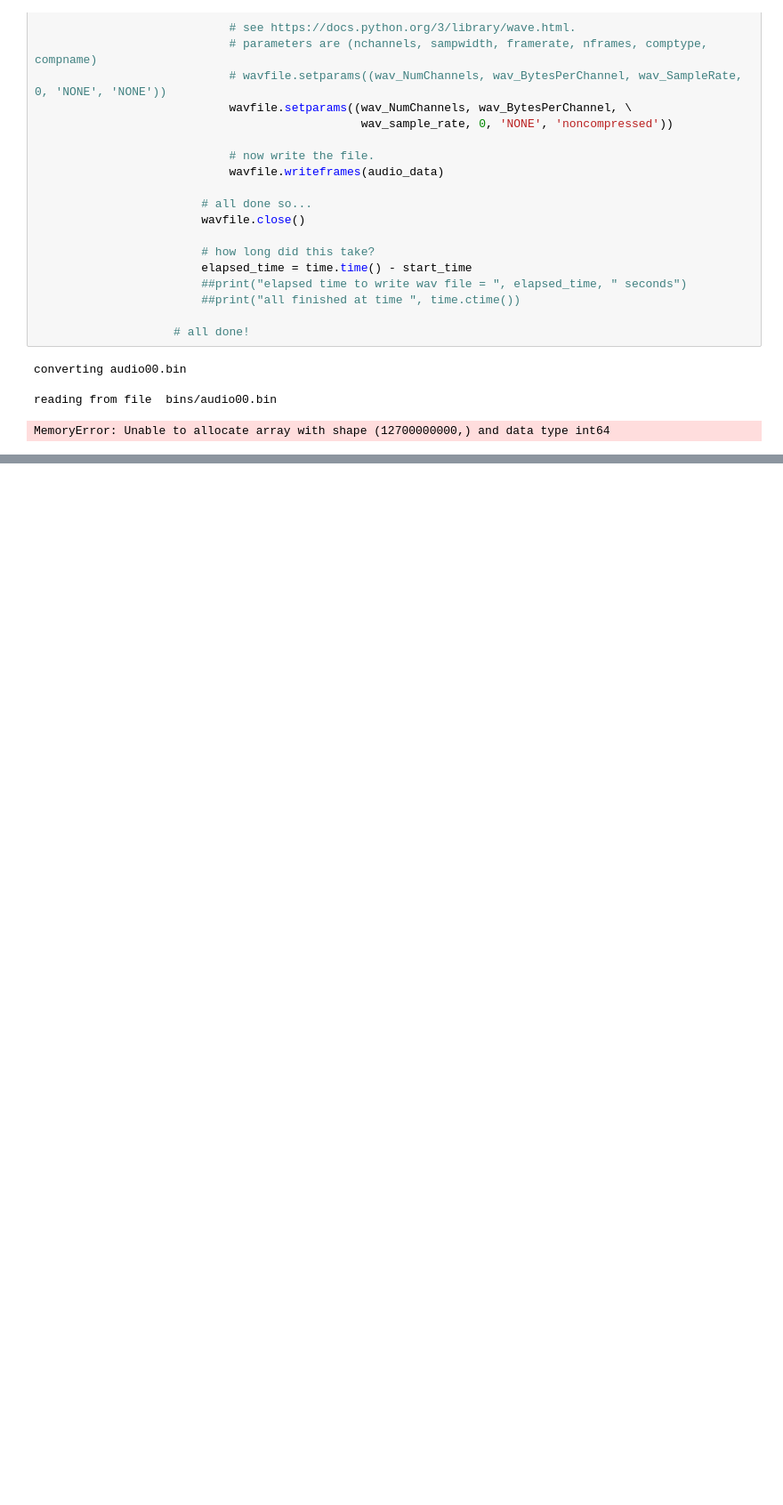
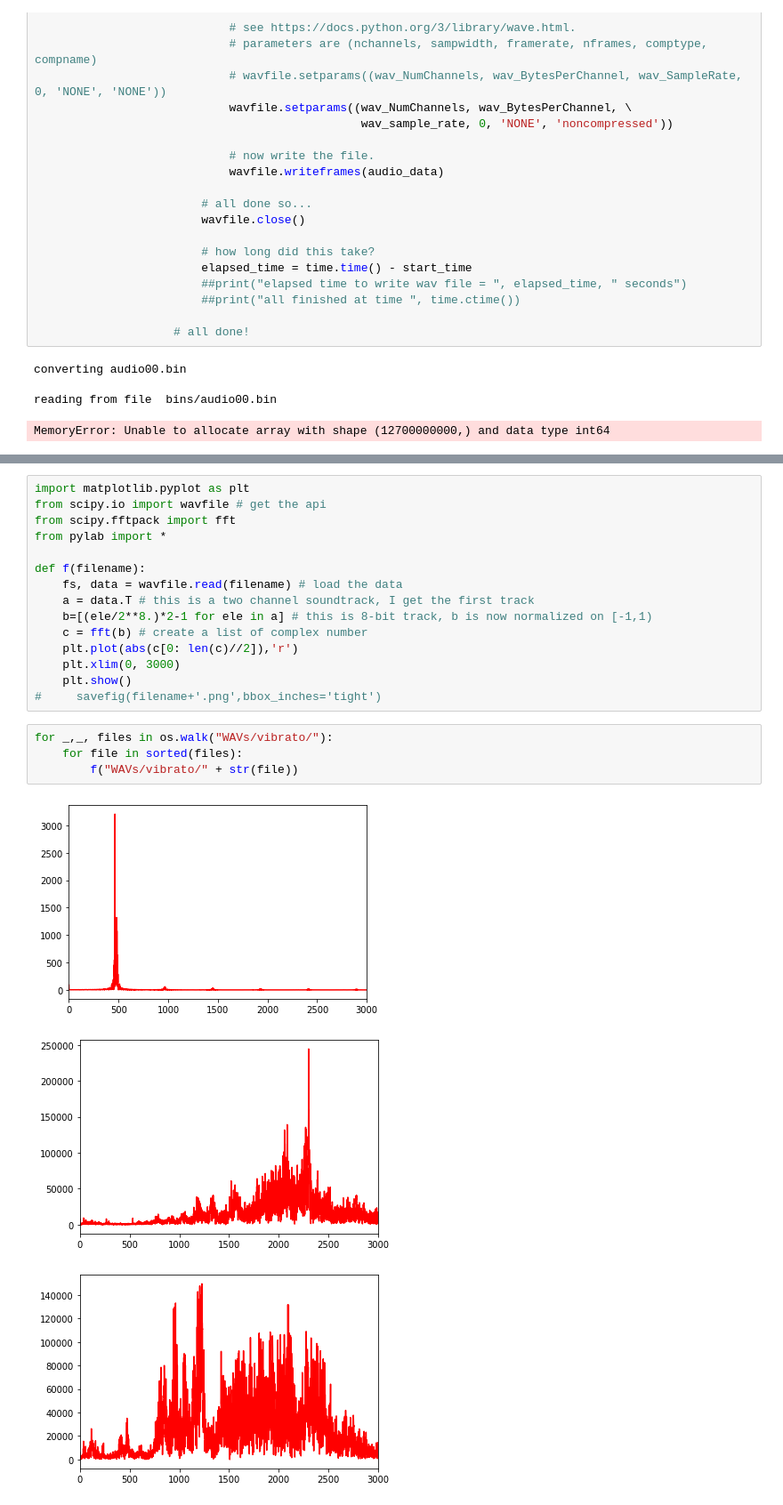
Before and after one commit to sergicastells9/Vibrato, a Jupyter notebook: BIN_toWAV_toGRAPH.ipynb, the cells around one changed output, grey strips where cells are left out. Shown: that part at 89% size. Cells and saved outputs as stored; diff of their text form; blank space fills up the shorter version.

```diff
--- a/BIN_toWAV_toGRAPH.ipynb
+++ b/BIN_toWAV_toGRAPH.ipynb
@@ -333,0 +387,23 @@ Type 'f' for frequency and 'a' for amplitude: f
+# %%
+import matplotlib.pyplot as plt
+from scipy.io import wavfile # get the api
+from scipy.fftpack import fft
+from pylab import *
+
+def f(filename):
+    fs, data = wavfile.read(filename) # load the data
+    a = data.T # this is a two channel soundtrack, I get the first track
+    b=[(ele/2**8.)*2-1 for ele in a] # this is 8-bit track, b is now normalized on [-1,1)
+    c = fft(b) # create a list of complex number
+    plt.plot(abs(c[0: len(c)//2]),'r')
+    plt.xlim(0, 3000)
+    plt.show()
+#     savefig(filename+'.png',bbox_inches='tight')
+# %%
+for _,_, files in os.walk("WAVs/vibrato/"):
+    for file in sorted(files):
+        f("WAVs/vibrato/" + str(file))
+# %% [output]
+[figure, added]
+[figure, added]
+[figure, added]
```
Also changed, not shown: parts of 5 cells of this notebook, 7 other files.
